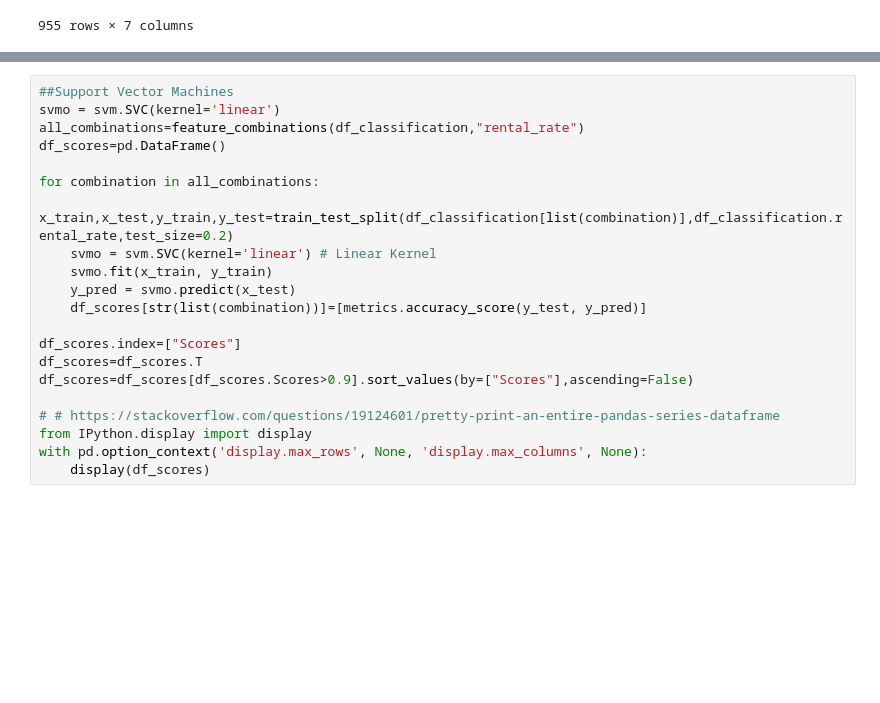
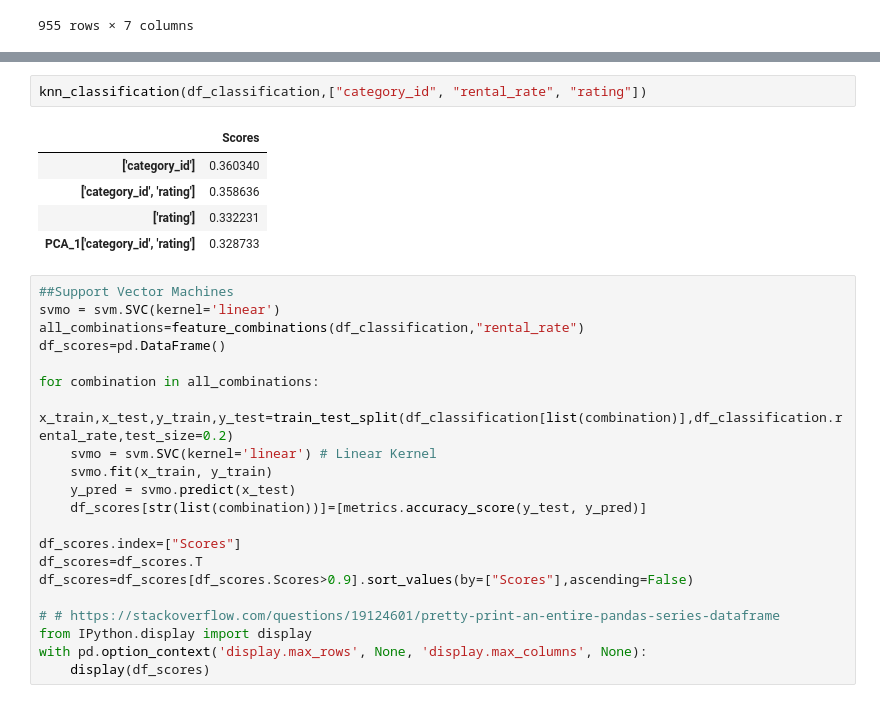
Before and after one commit to DannyFirmin/ML-KMeans-KNN-DecisionTrees, a Jupyter notebook: Assignment-2.ipynb, the cells around one changed output, grey strips where cells are left out. Saved outputs shown, nothing was run; the diff lists cells and outputs as text; blank space fills up the shorter version.

```diff
--- a/Assignment-2.ipynb
+++ b/Assignment-2.ipynb
@@ -558,3 +547,11 @@ with pd.option_context('display.max_rows', None, 'display.max_columns', None):
+# %%
+knn_classification(df_classification,["category_id", "rental_rate", "rating"])
+# %% [output]
+|  | Scores |
+| ['category_id'] | 0.360340 |
+| ['category_id', 'rating'] | 0.358636 |
+| ['rating'] | 0.332231 |
+| PCA_1['category_id', 'rating'] | 0.328733 |
 # %%
 ##Support Vector Machines
 svmo = svm.SVC(kernel='linear')
```
Also changed, not shown: parts of 1 cell of this notebook, 1 other file.
